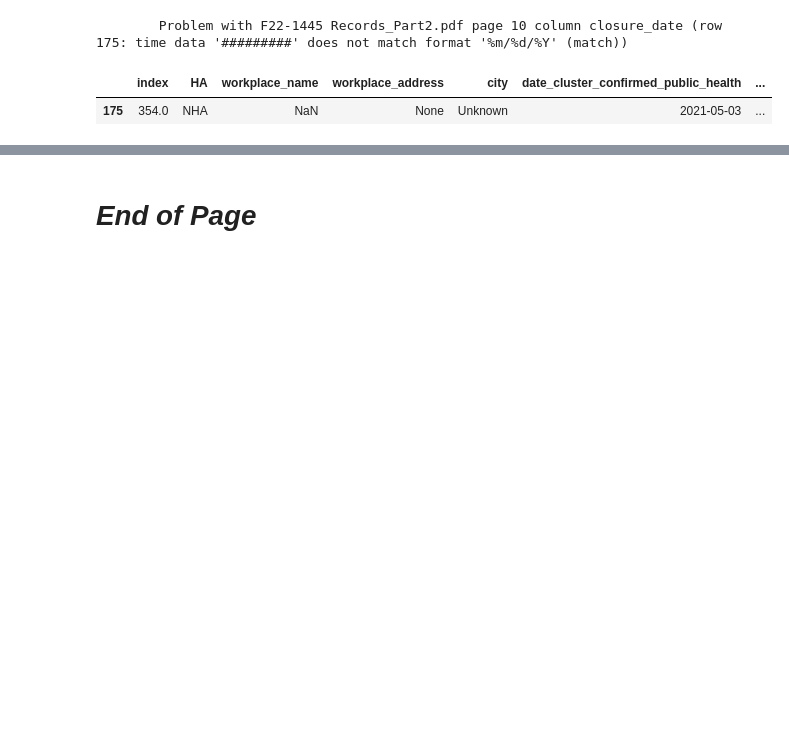
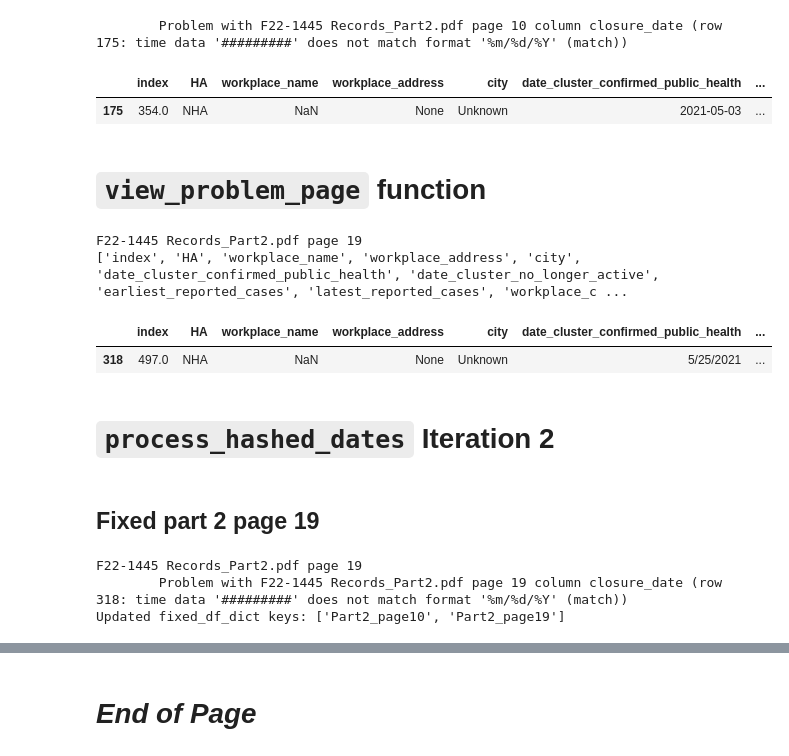
Before and after one commit to silvhua/BC-Covid-workplace-closures, a Jupyter notebook: notebooks/2023-04-22 align columns.ipynb, the cells around one changed output, grey strips where cells are left out. Cells and saved outputs as stored; diff of their text form; code cells hidden in the pictures; blank space fills up the shorter version.

```diff
--- a/notebooks/2023-04-22 align columns.ipynb
+++ b/notebooks/2023-04-22 align columns.ipynb
@@ -424,3 +424,82 @@ fixed_df_dict['Part2_page10']
 # %% [output]
 |  | index | HA | workplace_name | workplace_address | city | date_cluster_confirmed_public_health | ... |
 | 175 | 354.0 | NHA | NaN | None | Unknown | 2021-05-03 | ... |
+# %% [markdown]
+# `view_problem_page` function
+# %%
+def view_problem_page(problem_pages_df, problem_rows_df, index,
+    part_num_column = 'file', page_num_column = 'doc_page_number'):
+    file = problem_pages_df.iloc[index][part_num_column]
+    page_num = problem_pages_df.iloc[index][page_num_column]
+    print(f'{file} page {page_num}')
+    filter = (problem_rows_df[part_num_column] == file) & (problem_rows_df[page_num_column] == page_num)
+    page = problem_rows_df[filter]
+    print([column for column in page.columns])
+    return page
+
+index=1
+
+view_problem_page(problem_pages, problem_rows, index)
+# %% [output]
+F22-1445 Records_Part2.pdf page 19
+['index', 'HA', 'workplace_name', 'workplace_address', 'city', 'date_cluster_confirmed_public_health', 'date_cluster_no_longer_active', 'earliest_reported_cases', 'latest_reported_cases', 'workplace_c ...
+|  | index | HA | workplace_name | workplace_address | city | date_cluster_confirmed_public_health | ... |
+| 318 | 497.0 | NHA | NaN | None | Unknown | 5/25/2021 | ... |
+# %% [markdown]
+# `process_hashed_dates` Iteration 2
+# %% [markdown]
+## Fixed part 2 page 19
+# %%
+import re
+import traceback
+def convert_date_string_to_datetime_bycolumn(df):
+    date_columns = [
+        'date_cluster_confirmed_public_health', 'date_cluster_no_longer_active',
+        'earliest_reported_cases', 'latest_reported_cases',
+        'closure_date',
+    ]
+    for column in date_columns:
+        try:
+            df[column] = pd.to_datetime(df[column], format='%m/%d/%Y')
+        except Exception as error:
+            exc_type, exc_obj, tb = sys.exc_info()
+            f = tb.tb_frame
+            lineno = tb.tb_lineno
+            filename = f.f_code.co_filename
+            df[column] = datetime(1900, 1, 1, 0, 0)
+            print(f'\tProblem with {df["file"]} page {df["doc_page_number"]} column {column} (row {df.name}: {error})')
+    return df
+
+
+def process_hashed_dates(
+        df, index, function, fixed_df_dict=fixed_df_dict,
+        problem_pages_df=problem_pages,
+        part_num_column = 'file', page_num_column = 'doc_page_number',
+        save=False,
+        ):
+    file = problem_pages_df.iloc[index][part_num_column]
+    page_num = problem_pages_df.iloc[index][page_num_column]
+    part_num = re.search(r'Part(\d+)', file).group(0)
+    print(f'{file} page {page_num}')
+    filter = (df[part_num_column] == file) & (df[page_num_column] == page_num)
+    page = df[filter].copy()
+    processed_page = page.transpose().apply(function).transpose()
+    if save:
+        fixed_df_dict[f'{part_num}_page{page_num}'] = processed_page
+        print(f'Updated fixed_df_dict keys: {list(fixed_df_dict.keys())}')
+        return fixed_df_dict
+    else:
+        print([f'{column}: {dtype}' for column, dtype in processed_page.dtypes.items()])
+        return processed_page
+
+
+
+index=1
+save=True
+function = convert_date_string_to_datetime_bycolumn
+fixed_page = process_hashed_dates(problem_rows, index=index, function=function, save=save)
+index += 1
+# %% [output]
+F22-1445 Records_Part2.pdf page 19
+        Problem with F22-1445 Records_Part2.pdf page 19 column closure_date (row 318: time data '#########' does not match format '%m/%d/%Y' (match))
+Updated fixed_df_dict keys: ['Part2_page10', 'Part2_page19']
```
Also changed, not shown: parts of 11 cells of this notebook, 1 other file.
